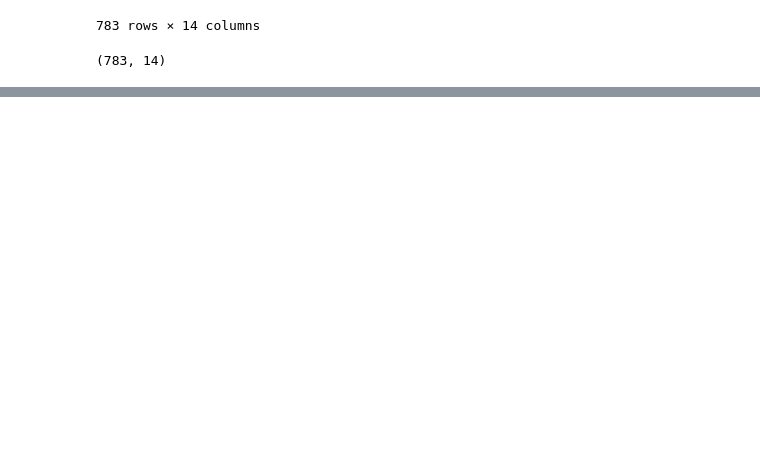
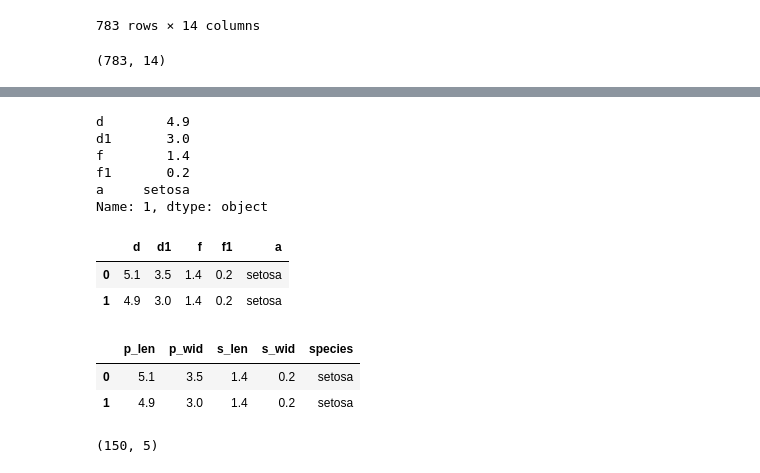
Before and after one commit to domandaris-89/AIML-Batch2, a Jupyter notebook: Day 9 - Practise Data Analysis/Mini Project on Data Analysis.ipynb, the cells around one changed output, grey strips where cells are left out. Saved outputs shown, nothing was run; the diff lists cells and outputs as text; code cells hidden in the pictures; blank space fills up the shorter version.

```diff
--- a/Day 9 - Practise Data Analysis/Mini Project on Data Analysis.ipynb
+++ b/Day 9 - Practise Data Analysis/Mini Project on Data Analysis.ipynb
@@ -174,0 +197,35 @@ ptm.shape
+# %%
+#  This is how you target a row
+df.loc[1] # row
+
+df['a'][8] # goes first to column, row
+
+df
+
+df['a'] # direct access to column
+# %% [output]
+d        4.9
+d1       3.0
+f        1.4
+f1       0.2
+a     setosa
+Name: 1, dtype: object
+# %%
+df.head(2)
+# %% [output]
+|  | d | d1 | f | f1 | a |
+| 0 | 5.1 | 3.5 | 1.4 | 0.2 | setosa |
+| 1 | 4.9 | 3.0 | 1.4 | 0.2 | setosa |
+# %%
+columns = ['p_len','p_wid','s_len','s_wid','species']
+
+iris = pd.read_csv('iris.csv', header = None, skiprows=1, names= columns)
+iris.head(2)
+# %% [output]
+|  | p_len | p_wid | s_len | s_wid | species |
+| 0 | 5.1 | 3.5 | 1.4 | 0.2 | setosa |
+| 1 | 4.9 | 3.0 | 1.4 | 0.2 | setosa |
+# %%
+iris.shape
+# %% [output]
+(150, 5)
```
Also changed, not shown: parts of 2 cells of this notebook, 2 other files.
